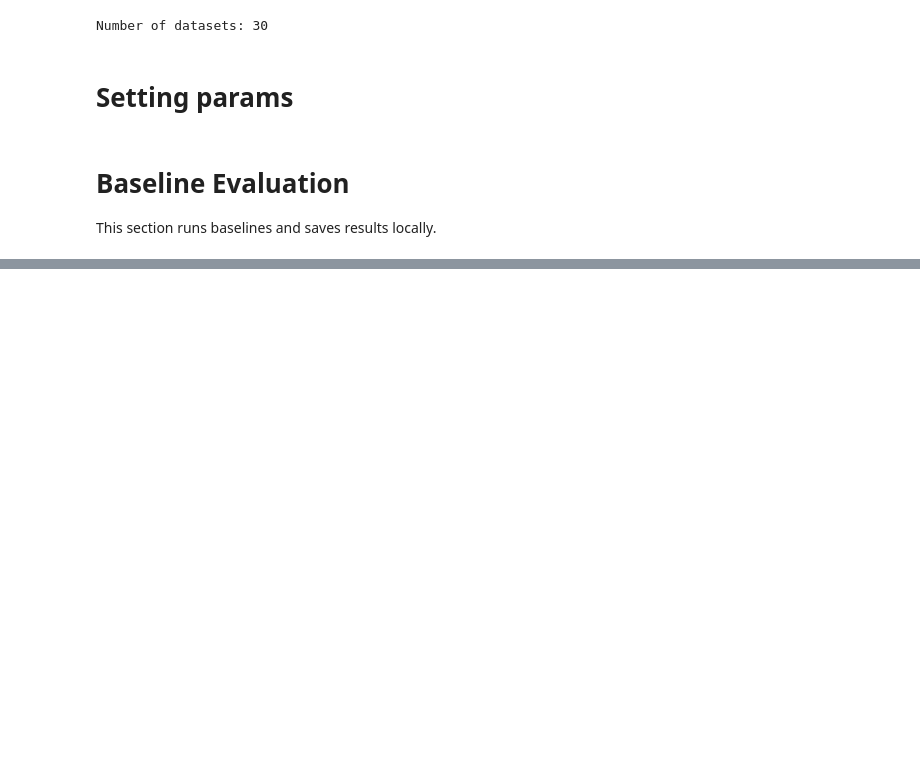
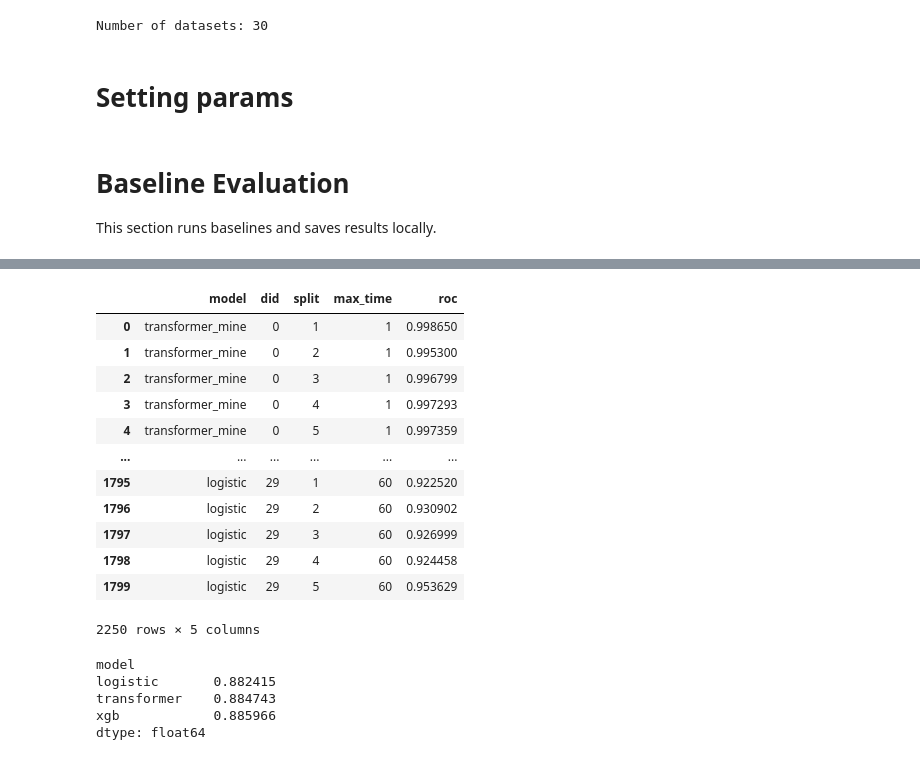
Before and after one commit to microsoft/ticl, a Jupyter notebook: tabpfn/RunFullDatasetAnalyses-mine-paper-clean.ipynb, the cells around one changed output, grey strips where cells are left out. Cells and saved outputs as stored; diff of their text form; code cells hidden in the pictures; blank space fills up the shorter version.

```diff
--- a/tabpfn/RunFullDatasetAnalyses-mine-paper-clean.ipynb
+++ b/tabpfn/RunFullDatasetAnalyses-mine-paper-clean.ipynb
@@ -196,2 +81,0 @@ results_test_set = [(m, did, split_number, max_time, float(job['mean_metric']))
-# %%
-results_test_set_df = pd.DataFrame(results_test_set, columns=['model', 'did', 'split', 'max_time', 'roc'])
@@ -810,0 +162,19 @@ rename(table[-7:]).round(decimals=3).style.highlight_min(axis = 1, props= 'font-
+# %%
+results_baseline = pd.read_csv("results_test_set_paper.csv", index_col=0)
+# %%
+results_combined = pd.concat([results_test_set_df, results_baseline])
+results_combined
+# %% [output]
+|  | model | did | split | max_time | roc |
+| 0 | transformer_mine | 0 | 1 | 1 | 0.998650 |
+| 1 | transformer_mine | 0 | 2 | 1 | 0.995300 |
+| 2 | transformer_mine | 0 | 3 | 1 | 0.996799 |
+| 3 | transformer_mine | 0 | 4 | 1 | 0.997293 |
+| 4 | transformer_mine | 0 | 5 | 1 | 0.997359 |
+| ... | ... | ... | ... | ... | ... |
+| 1795 | logistic | 29 | 1 | 60 | 0.922520 |
+| 1796 | logistic | 29 | 2 | 60 | 0.930902 |
+| 1797 | logistic | 29 | 3 | 60 | 0.926999 |
+| 1798 | logistic | 29 | 4 | 60 | 0.924458 |
+| 1799 | logistic | 29 | 5 | 60 | 0.953629 |
+2250 rows × 5 columns
@@ -810,0 +183,8 @@ rename(table[-7:]).round(decimals=3).style.highlight_min(axis = 1, props= 'font-
+# %%
+bla.pivot(columns="model", index="did", values="roc").mean()
+# %% [output]
+model
+logistic       0.882415
+transformer    0.884743
+xgb            0.885966
+dtype: float64
```
Also changed, not shown: parts of 87 cells of this notebook, 2 other files.
